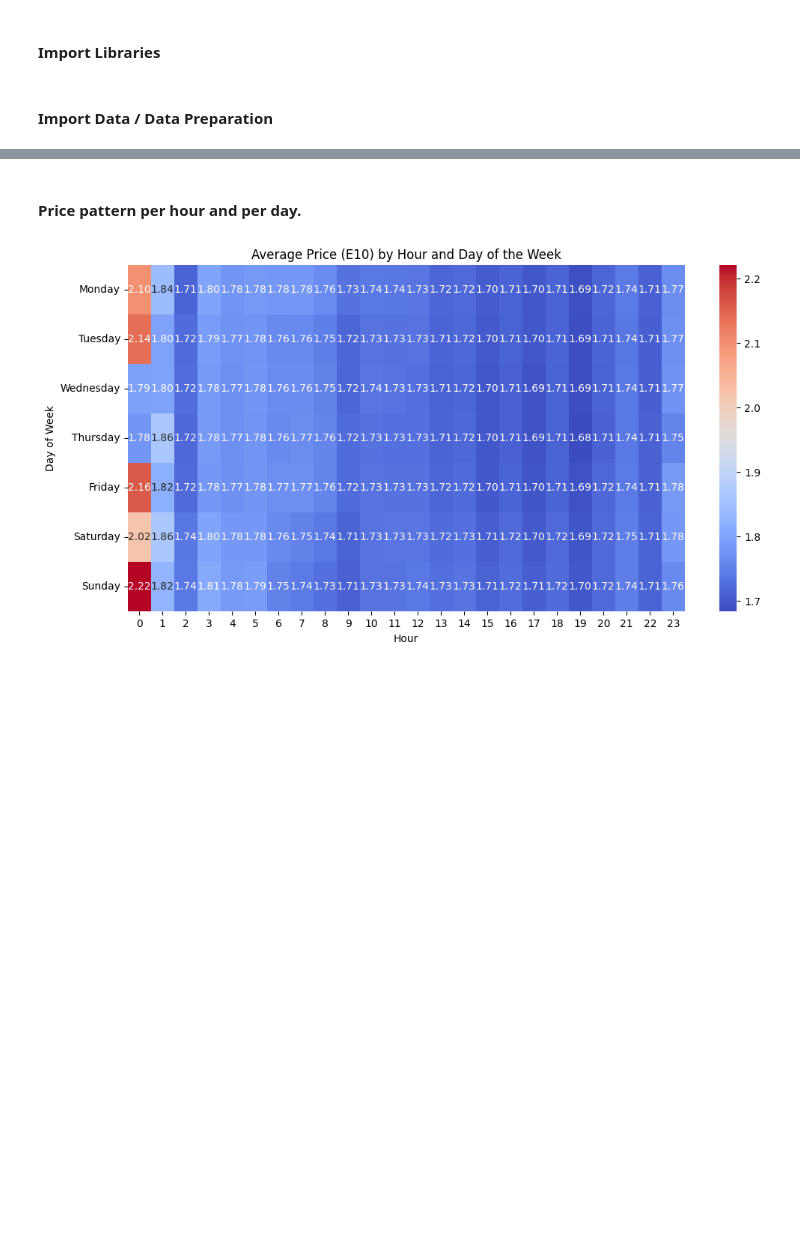
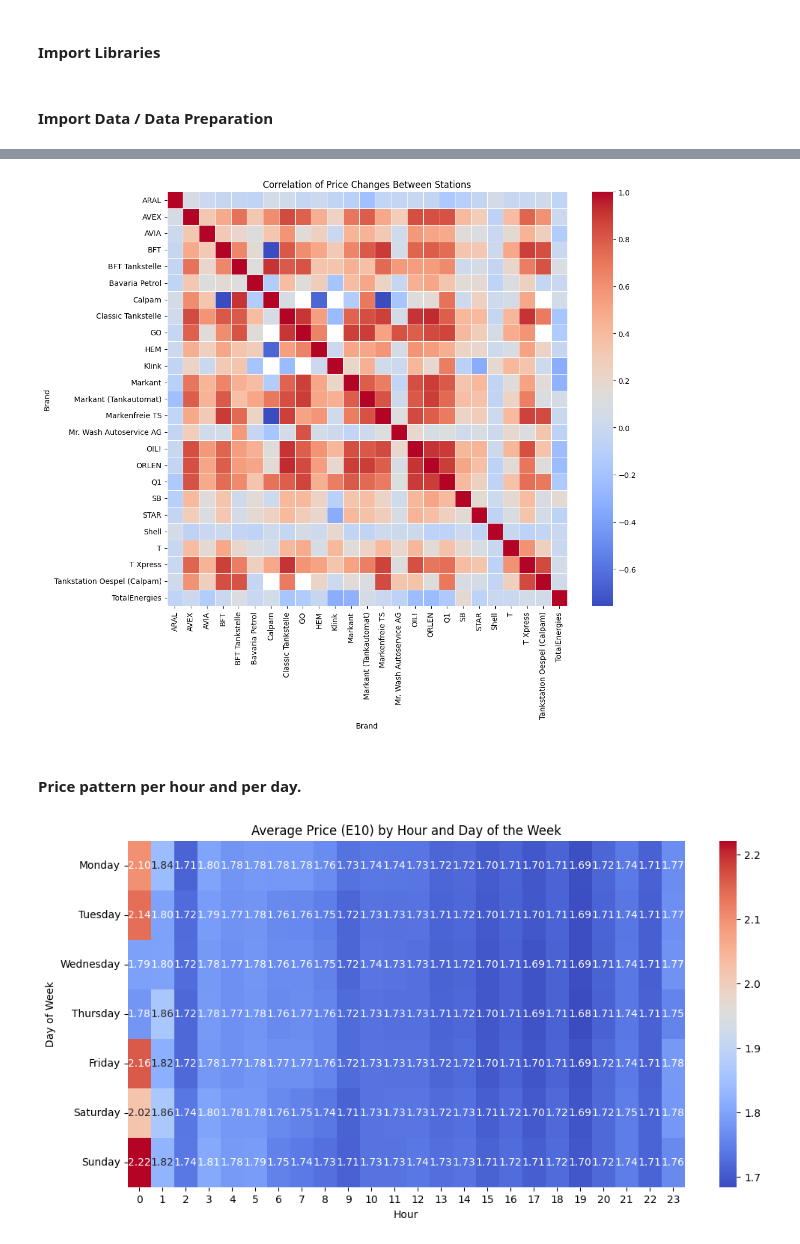
Before and after one commit to pep1ta/Assignment-3-IPDA, a Jupyter notebook: Assignment3.ipynb, the cells around one changed output, grey strips where cells are left out. Saved outputs shown, nothing was run; the diff lists cells and outputs as text; code cells hidden in the pictures; blank space fills up the shorter version.

```diff
--- a/Assignment3.ipynb
+++ b/Assignment3.ipynb
@@ -227,3 +177,23 @@ final_df.head(5)
+# %%
+final_df_copy = final_df
+
+final_df_copy['date'] = pd.to_datetime(final_df_copy['date'])  # Sicherstellen, dass die Datumsspalte korrekt ist
+final_df_copy.sort_values(by=['date', 'brand'], inplace=True)  # Sortieren nach Datum und Station
+final_df_copy['price_change'] = final_df_copy.groupby('brand')['e10'].diff().fillna(0)
+final_df_copy['price_change_direction'] = final_df_copy['price_change'].apply(lambda x: 'up' if x > 0 else ('down' if x < 0 else 'no_change'))
+# Pivotieren der Daten, um Preisänderungen für jede Station als separate Spalten darzustellen
+station_price_changes = final_df_copy.pivot_table(index='date', columns='brand', values='price_change', aggfunc='mean')
+
+# Berechnung der Korrelation zwischen den Preisänderungen der Stationen
+correlation_matrix = station_price_changes.corr()
+plt.figure(figsize=(12, 10))  # Stellen Sie sicher, dass die Matrix groß genug ist
+sns.heatmap(correlation_matrix, annot=False, cmap='coolwarm', linewidths=0.5)
+plt.title('Correlation of Price Changes Between Stations')
+plt.xlabel('Brand')
+plt.ylabel('Brand')
+plt.show()
+# %% [output]
+[figure, added]
 # %% [markdown]
 #### Price pattern per hour and per day.
 # %%
```
Also changed, not shown: parts of 10 cells of this notebook.
